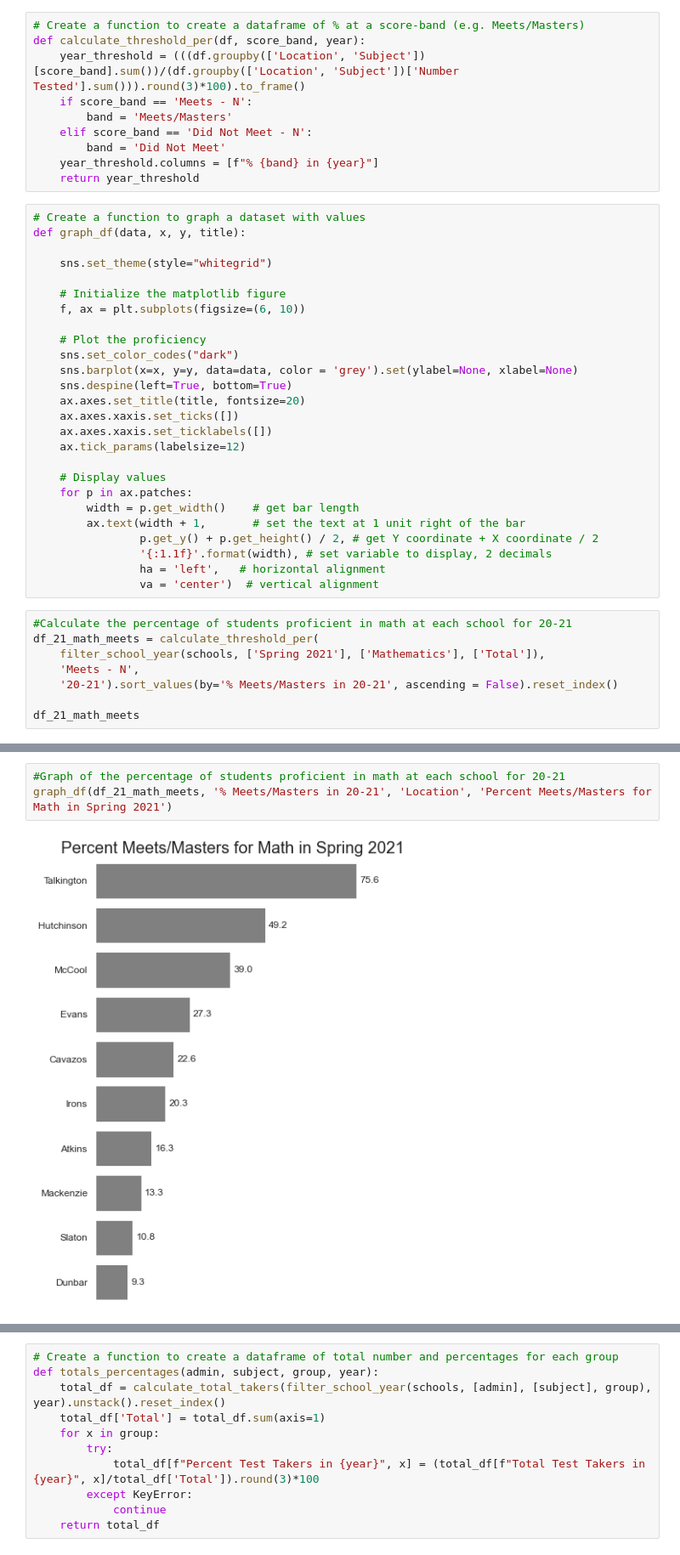
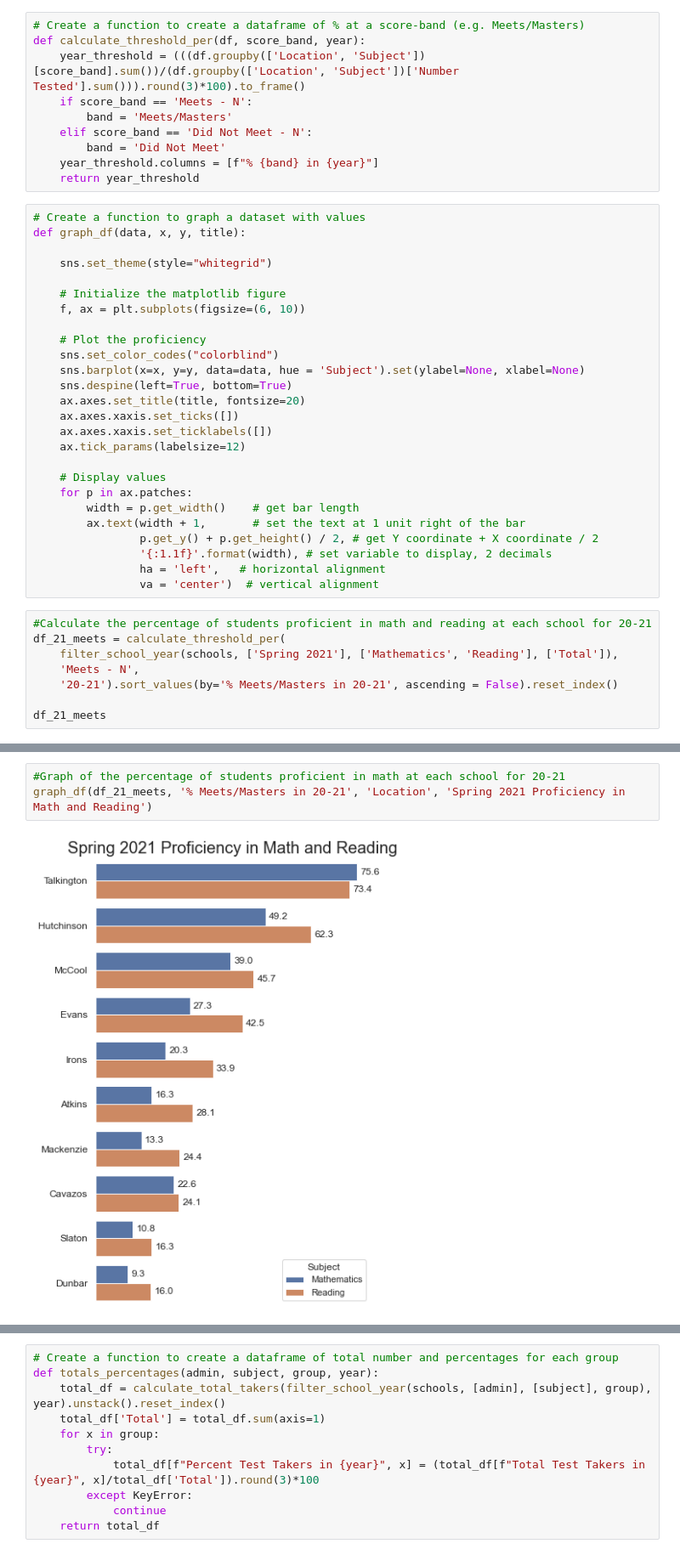
Before and after one commit to rajaridgway/lubbock-analysis, a Jupyter notebook: lubbock.ipynb, the cells around one changed output, grey strips where cells are left out. Shown at 85% size. Saved outputs shown, nothing was run; the diff lists cells and outputs as text.

```diff
--- a/lubbock.ipynb
+++ b/lubbock.ipynb
@@ -744,8 +730,8 @@ def graph_df(data, x, y, title):
     f, ax = plt.subplots(figsize=(6, 10))
 
     # Plot the proficiency
-    sns.set_color_codes("dark")
-    sns.barplot(x=x, y=y, data=data, color = 'grey').set(ylabel=None, xlabel=None)
+    sns.set_color_codes("colorblind")
+    sns.barplot(x=x, y=y, data=data, hue = 'Subject').set(ylabel=None, xlabel=None)
     sns.despine(left=True, bottom=True)
     ax.axes.set_title(title, fontsize=20)
     ax.axes.xaxis.set_ticks([])
@@ -761,13 +747,13 @@ def graph_df(data, x, y, title):
                 ha = 'left',   # horizontal alignment
                 va = 'center')  # vertical alignment
 # %%
-#Calculate the percentage of students proficient in math at each school for 20-21
-df_21_math_meets = calculate_threshold_per(
-    filter_school_year(schools, ['Spring 2021'], ['Mathematics'], ['Total']),
+#Calculate the percentage of students proficient in math and reading at each school for 20-21
+df_21_meets = calculate_threshold_per(
+    filter_school_year(schools, ['Spring 2021'], ['Mathematics', 'Reading'], ['Total']),
     'Meets - N',
     '20-21').sort_values(by='% Meets/Masters in 20-21', ascending = False).reset_index()
 
-df_21_math_meets
+df_21_meets
 # %% [output]
 |  | Location | Subject | % Meets/Masters in 20-21 |
 | 0 | Talkington | Mathematics | 75.6 |
@@ -783,6 +775,6 @@ df_21_math_meets
 # %%
 #Graph of the percentage of students proficient in math at each school for 20-21
-graph_df(df_21_math_meets, '% Meets/Masters in 20-21', 'Location', 'Percent Meets/Masters for Math in Spring 2021')
+graph_df(df_21_meets, '% Meets/Masters in 20-21', 'Location', 'Spring 2021 Proficiency in Math and Reading')
 # %% [output]
-[figure, old version]
+[figure, new version]
 # %%
```
Also changed, not shown: parts of 55 cells of this notebook.
